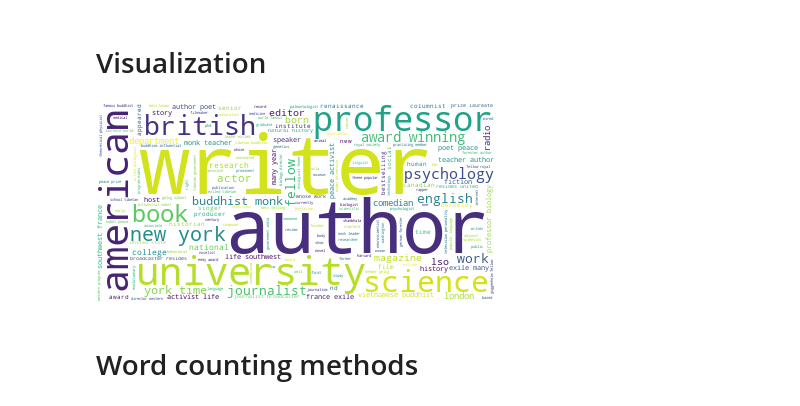
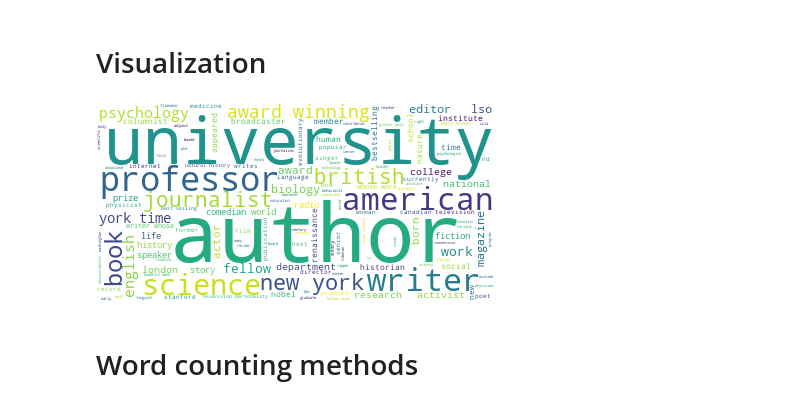
Before and after one commit to craig0a/reading_history_analysis, a Jupyter notebook: 2c - author_profession_grouping.ipynb, the cells around one changed output. Drawn from its saved outputs; the diff is of its cells as text; code cells hidden in the pictures.

```diff
--- a/2c - author_profession_grouping.ipynb
+++ b/2c - author_profession_grouping.ipynb
@@ -61,10 +61,10 @@ books['filtered_doc_length'] = books.filtered_author_profession.map(lambda text:
 # %%
 # Generate a word cloud based on all author_bios
 wordcloud = WordCloud(background_color="white", max_words=1000)
-wordcloud.generate(','.join(list(books.filtered_author_profession.values)))
+wordcloud.generate(','.join(list(books.filtered_author_profession.drop_duplicates().values)))
 wordcloud.to_image()
 # %% [output]
-[figure, old version]
+[figure, new version]
 # %% [markdown]
 # Word counting methods
 # %%
```
Also changed, not shown: parts of 20 cells of this notebook, 2 other files.
